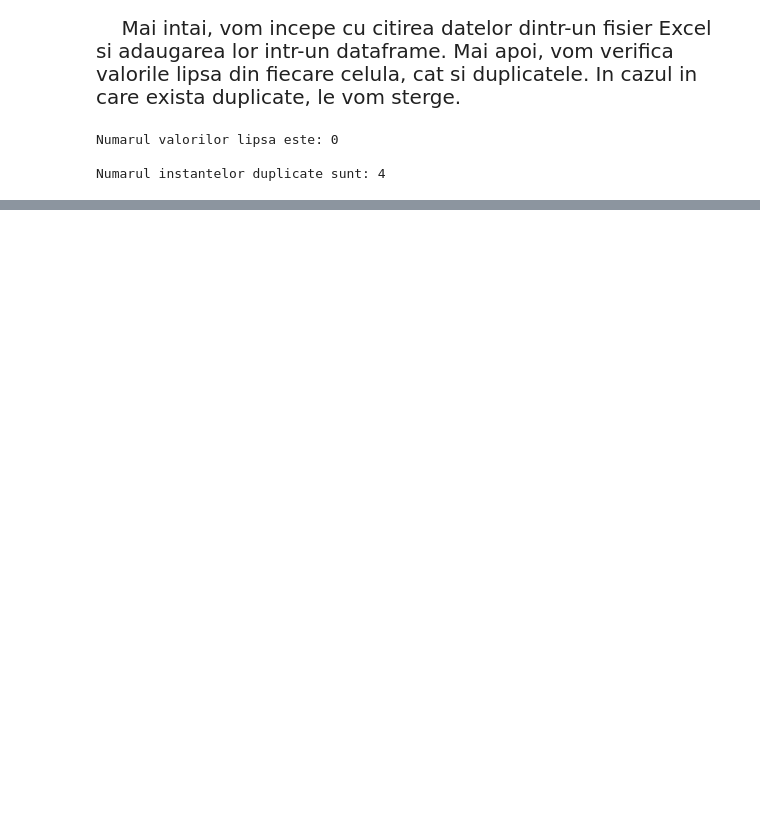
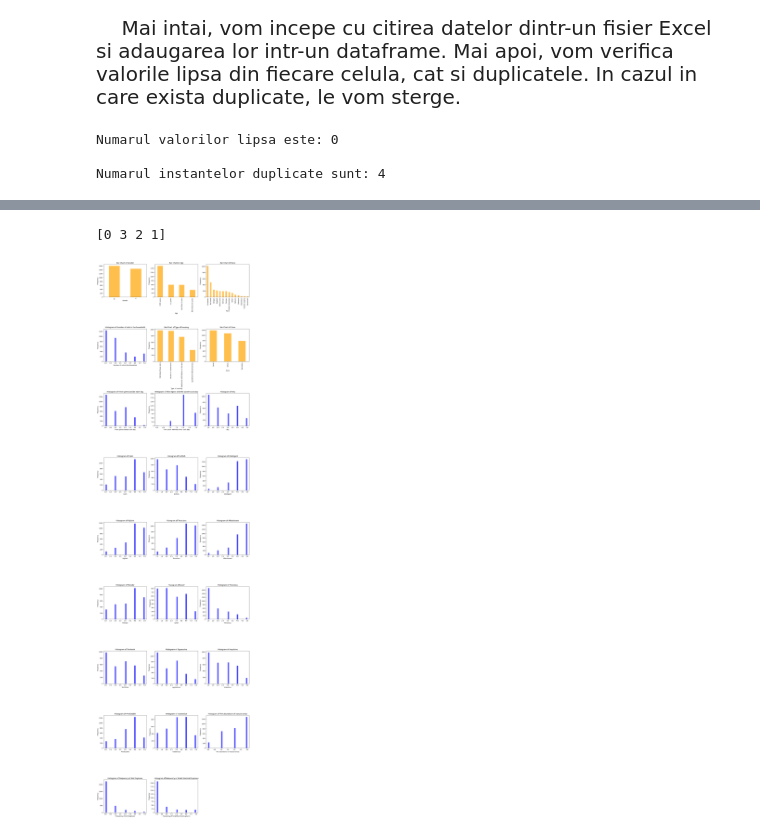
Before and after one commit to zaramihnea/Catology, a Jupyter notebook: catology-backend/Roxana/Homework1.ipynb, the cells around one changed output, grey strips where cells are left out. Cells and saved outputs as stored; diff of their text form; code cells hidden in the pictures; blank space fills up the shorter version.

```diff
--- a/catology-backend/Roxana/Homework1.ipynb
+++ b/catology-backend/Roxana/Homework1.ipynb
@@ -262,0 +151,54 @@ for column in df.columns:
+# %%
+# Inlocuieste valorile "Unknown" cu 0
+df['The abundance of natural areas'] = df['The abundance of natural areas'].replace('Unknown', 0)
+
+# Transforma coloana in tip numeric
+df['The abundance of natural areas'] = pd.to_numeric(df['The abundance of natural areas'])
+
+# Verificam modificarile
+print(df['The abundance of natural areas'].unique())
+# %% [output]
+[0 3 2 1]
+# %%
+import matplotlib.pyplot as plt
+import math
+
+# Determinăm tipurile de coloane
+numerical_columns = df.select_dtypes(include=['number']).columns
+categorical_columns = df.select_dtypes(exclude=['number']).columns
+
+# Combinăm toate coloanele
+all_columns = list(df.columns)
+
+# Determinăm dimensiunea grilei
+num_cols = 3  # Număr de grafice pe rând
+num_rows = math.ceil(len(all_columns) / num_cols)  # Număr de rânduri
+
+# Creăm subploturile
+fig, axes = plt.subplots(nrows=num_rows, ncols=num_cols, figsize=(num_cols * 5, num_rows * 6))
+axes = axes.flatten()
+
+# Iterăm prin toate coloanele
+for i, column in enumerate(all_columns):
+    if column in numerical_columns:
+        # Histogramă pentru coloanele numerice
+        df[column].plot(kind='hist', ax=axes[i], bins=30, alpha=0.7, color='blue')
+        axes[i].set_xlabel(column)
+        axes[i].set_ylabel('Frequency')
+        axes[i].set_title(f'Histogram of {column}')
+    elif column in categorical_columns:
+        # Bar chart pentru coloanele categorice
+        df[column].value_counts().plot(kind='bar', ax=axes[i], alpha=0.7, color='orange')
+        axes[i].set_xlabel(column)
+        axes[i].set_ylabel('Frequency')
+        axes[i].set_title(f'Bar Chart of {column}')
+
+# Ascundem subploturile nefolosite
+for j in range(len(all_columns), len(axes)):
+    axes[j].axis('off')
+
+# Ajustăm layout-ul pentru o afișare curată
+plt.tight_layout()
+plt.show()
+# %% [output]
+[figure, added]
```
Also changed, not shown: parts of 54 cells of this notebook, 3 other files.
